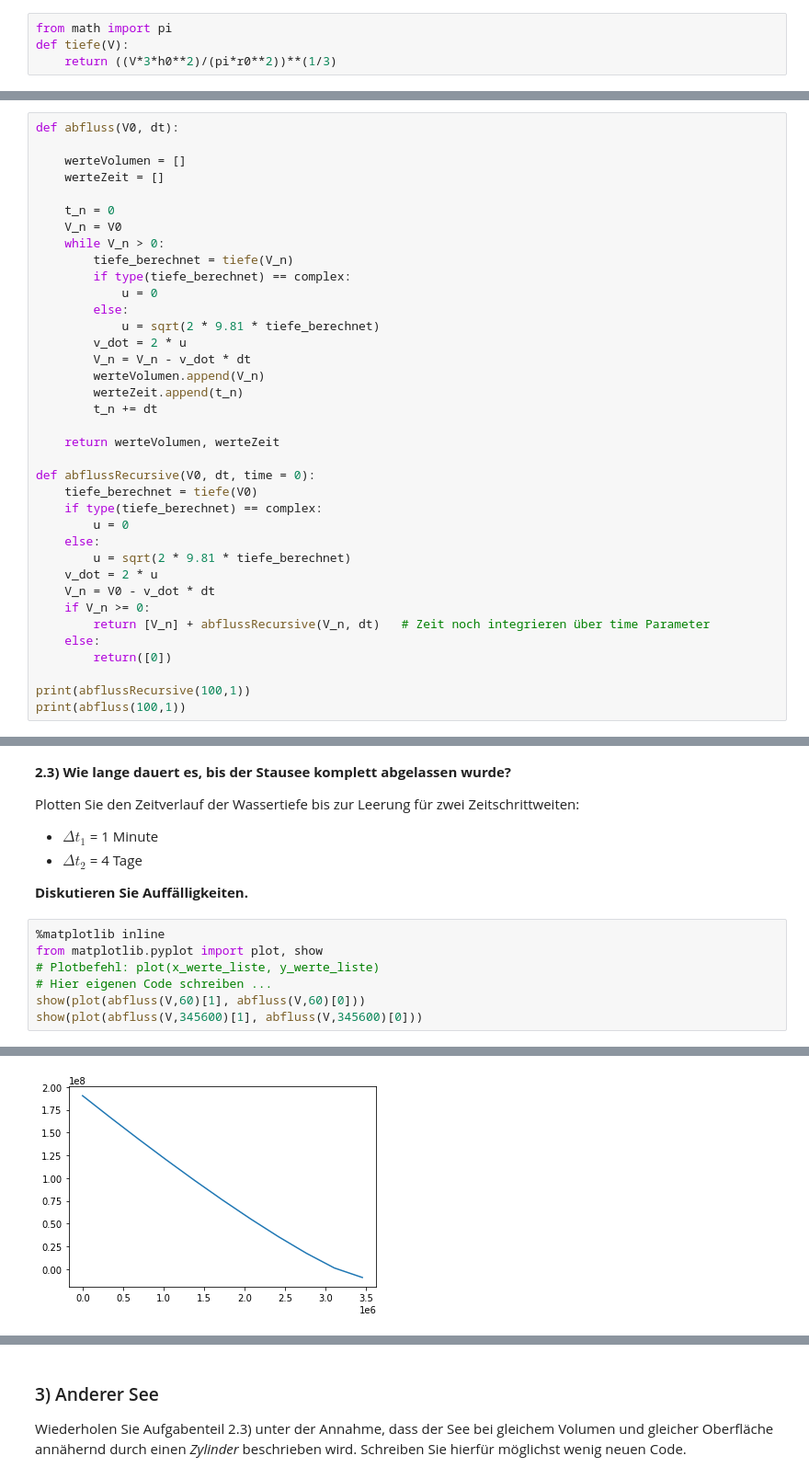
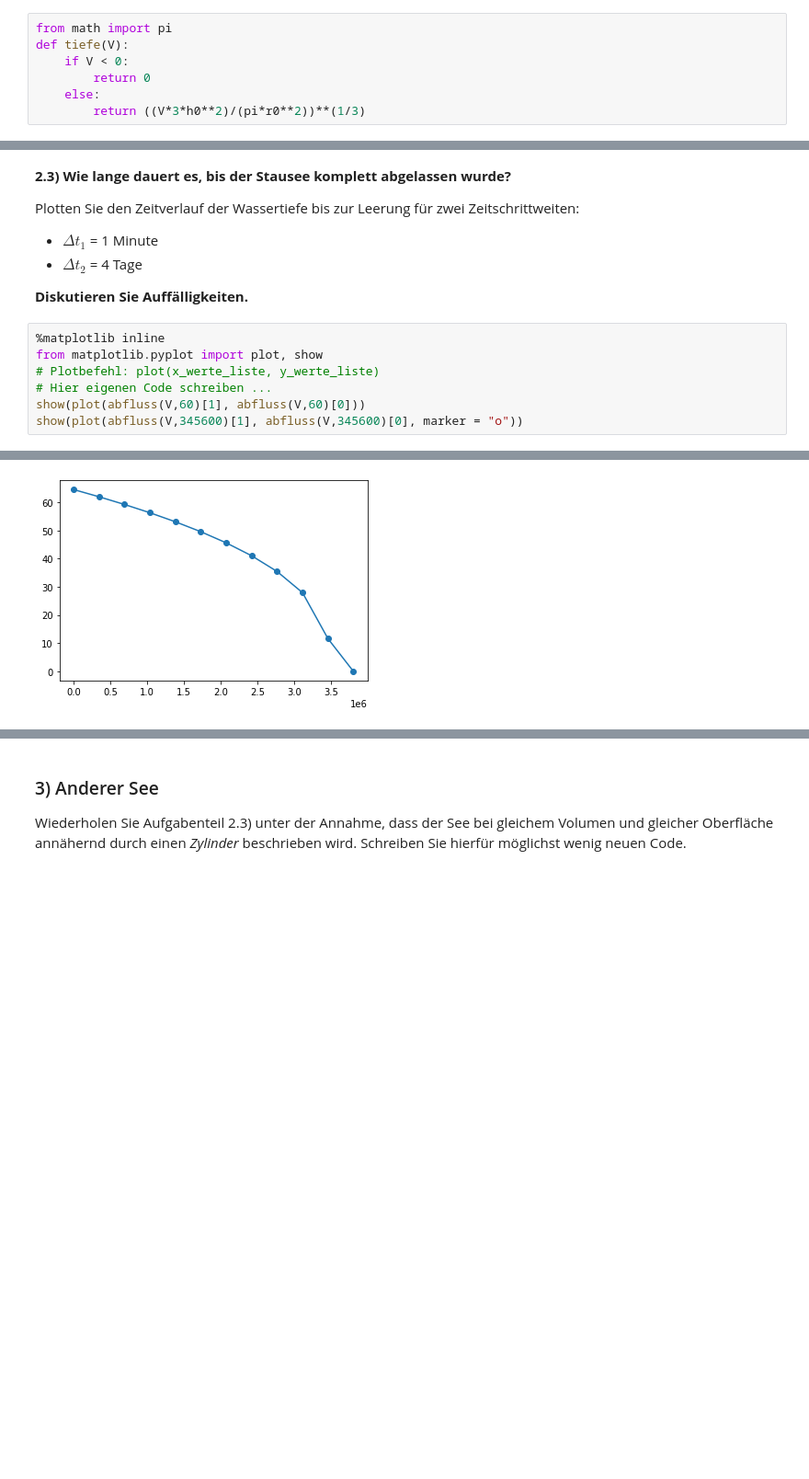
Before and after one commit to JuliusGoelz/Python_fuer_Ingenieure, a Jupyter notebook: HA2_Gruppe214.ipynb, the cells around one changed output, grey strips where cells are left out. Shown at 92% size. Cells and saved outputs as stored; diff of their text form; blank space fills up the shorter version.

```diff
--- a/HA2_Gruppe214.ipynb
+++ b/HA2_Gruppe214.ipynb
@@ -71,7 +71,10 @@ Beachten Sie, dass sich die Form des Sees [nicht verändert](https://de.wikipedi
 # %%
 from math import pi
 def tiefe(V):
-    return ((V*3*h0**2)/(pi*r0**2))**(1/3)
+    if V < 0:
+        return 0
+    else:
+        return ((V*3*h0**2)/(pi*r0**2))**(1/3)
 # %%
 # Hier sind einige Plausibilitäts-Tests:
 assert abs(h0-tiefe(215e6)) < 1e-5
@@ -85,40 +88,3 @@ assert abs(50-tiefe(1e8)) < 0.1
   * Die Funktion soll alle berechneten Zeiten und die jeweils zugehörigen Tiefen in zwei getrennten Listen zurückgeben.
 
 Hinweis: Die Änderung des Volumens lässt sich annähernd über $V_{n+1}=V_n-\dot{V_n} \cdot \Delta t$ beschreiben.
-# %%
-def abfluss(V0, dt):
-
-    werteVolumen = []
-    werteZeit = []
-
-    t_n = 0
-    V_n = V0
-    while V_n > 0:
-        tiefe_berechnet = tiefe(V_n)
-        if type(tiefe_berechnet) == complex:
-            u = 0
-        else:
-            u = sqrt(2 * 9.81 * tiefe_berechnet)
-        v_dot = 2 * u
-        V_n = V_n - v_dot * dt
-        werteVolumen.append(V_n)
-        werteZeit.append(t_n)
-        t_n += dt
-
-    return werteVolumen, werteZeit
-
-def abflussRecursive(V0, dt, time = 0):
-    tiefe_berechnet = tiefe(V0)
-    if type(tiefe_berechnet) == complex:
-        u = 0
-    else:
-        u = sqrt(2 * 9.81 * tiefe_berechnet)
-    v_dot = 2 * u
-    V_n = V0 - v_dot * dt
-    if V_n >= 0:
-        return [V_n] + abflussRecursive(V_n, dt)   # Zeit noch integrieren über time Parameter
-    else:
-        return([0])
-
-print(abflussRecursive(100,1))
-print(abfluss(100,1))
@@ -143,5 +165,5 @@ from matplotlib.pyplot import plot, show
 # Plotbefehl: plot(x_werte_liste, y_werte_liste)
 # Hier eigenen Code schreiben ...
 show(plot(abfluss(V,60)[1], abfluss(V,60)[0]))
-show(plot(abfluss(V,345600)[1], abfluss(V,345600)[0]))
+show(plot(abfluss(V,345600)[1], abfluss(V,345600)[0], marker = "o"))
 # %% [output]
@@ -149 +171 @@ show(plot(abfluss(V,345600)[1], abfluss(V,345600)[0]))
-[figure, old version]
+[figure, new version]
```
Also changed, not shown: parts of 8 cells of this notebook, 1 other file.
